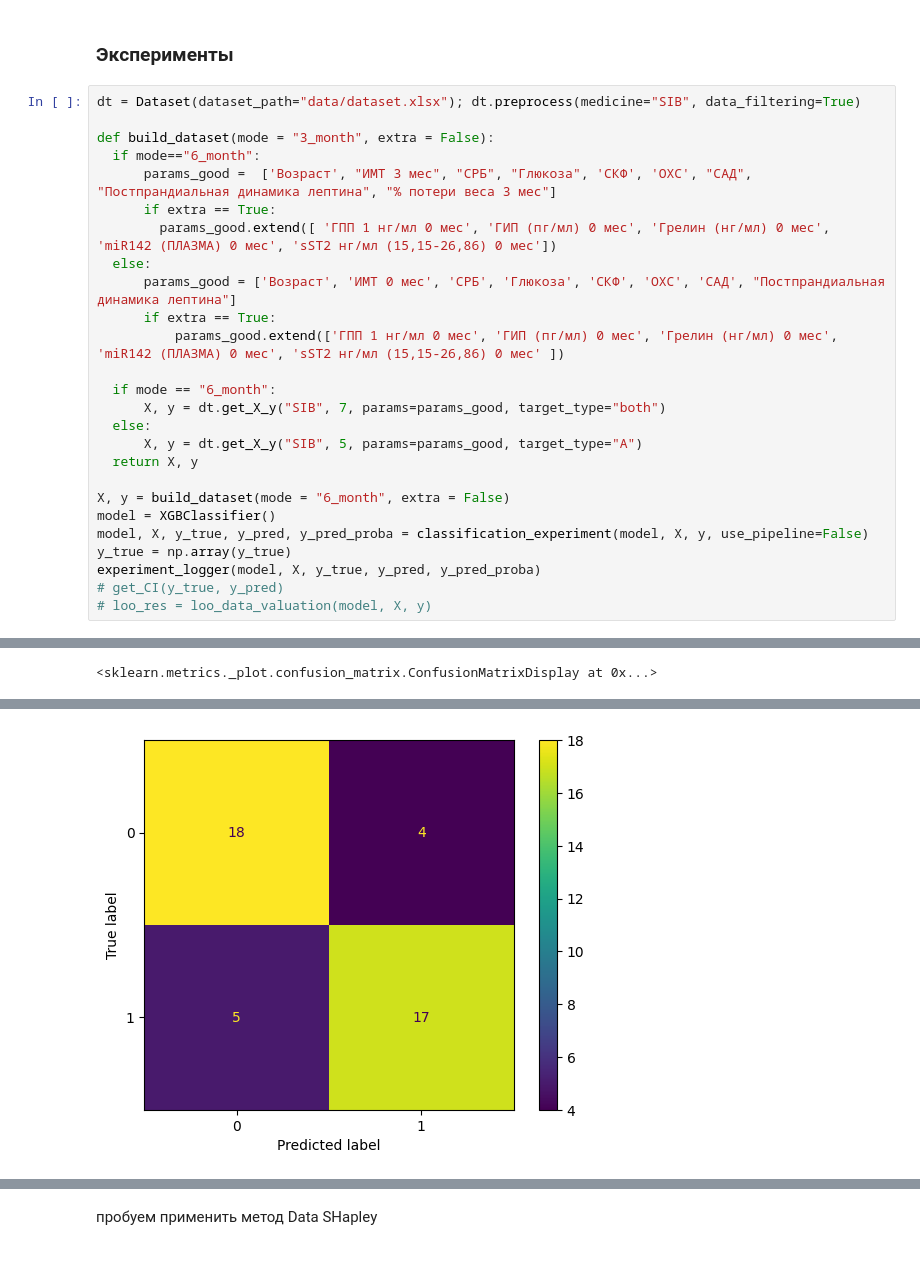
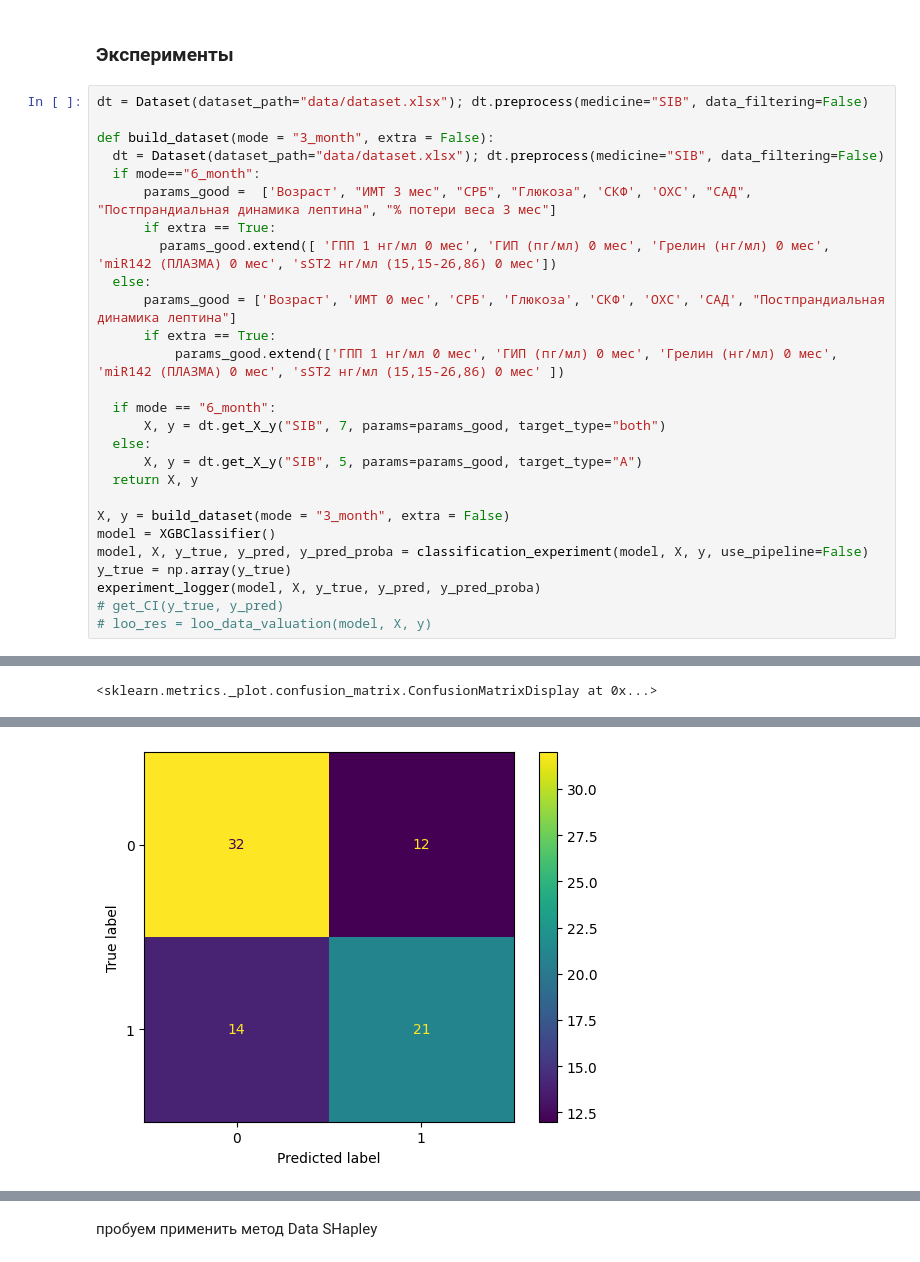
Before and after one commit to geniusserg/Endocrinology, a Jupyter notebook: experiments.ipynb, the cells around one changed output, grey strips where cells are left out. Cells and saved outputs as stored; diff of their text form.

```diff
--- a/experiments.ipynb
+++ b/experiments.ipynb
@@ -384,9 +407,10 @@ plot_quality_vs_removed(samples_removed, model_quality, ci)
 # %% [markdown]
 ### Эксперименты
 # %%
-dt = Dataset(dataset_path="data/dataset.xlsx"); dt.preprocess(medicine="SIB", data_filtering=True)
+dt = Dataset(dataset_path="data/dataset.xlsx"); dt.preprocess(medicine="SIB", data_filtering=False)
 
 def build_dataset(mode = "3_month", extra = False):
+  dt = Dataset(dataset_path="data/dataset.xlsx"); dt.preprocess(medicine="SIB", data_filtering=False)
   if mode=="6_month":
       params_good =  ['Возраст', "ИМТ 3 мес", "СРБ", "Глюкоза", 'СКФ', 'OXC', "САД", "Постпрандиальная динамика лептина", "% потери веса 3 мес"]
       if extra == True:
@@ -402,7 +426,7 @@ def build_dataset(mode = "3_month", extra = False):
       X, y = dt.get_X_y("SIB", 5, params=params_good, target_type="A")
   return X, y
 
-X, y = build_dataset(mode = "6_month", extra = False)
+X, y = build_dataset(mode = "3_month", extra = False)
 model = XGBClassifier()
 model, X, y_true, y_pred, y_pred_proba = classification_experiment(model, X, y, use_pipeline=False)
 y_true = np.array(y_true)
@@ -430 +454 @@ ROC AUC score: 0.878099173553719
-[figure, old version]
+[figure, new version]
```
Also changed, not shown: parts of 34 cells of this notebook, 1 other file.
